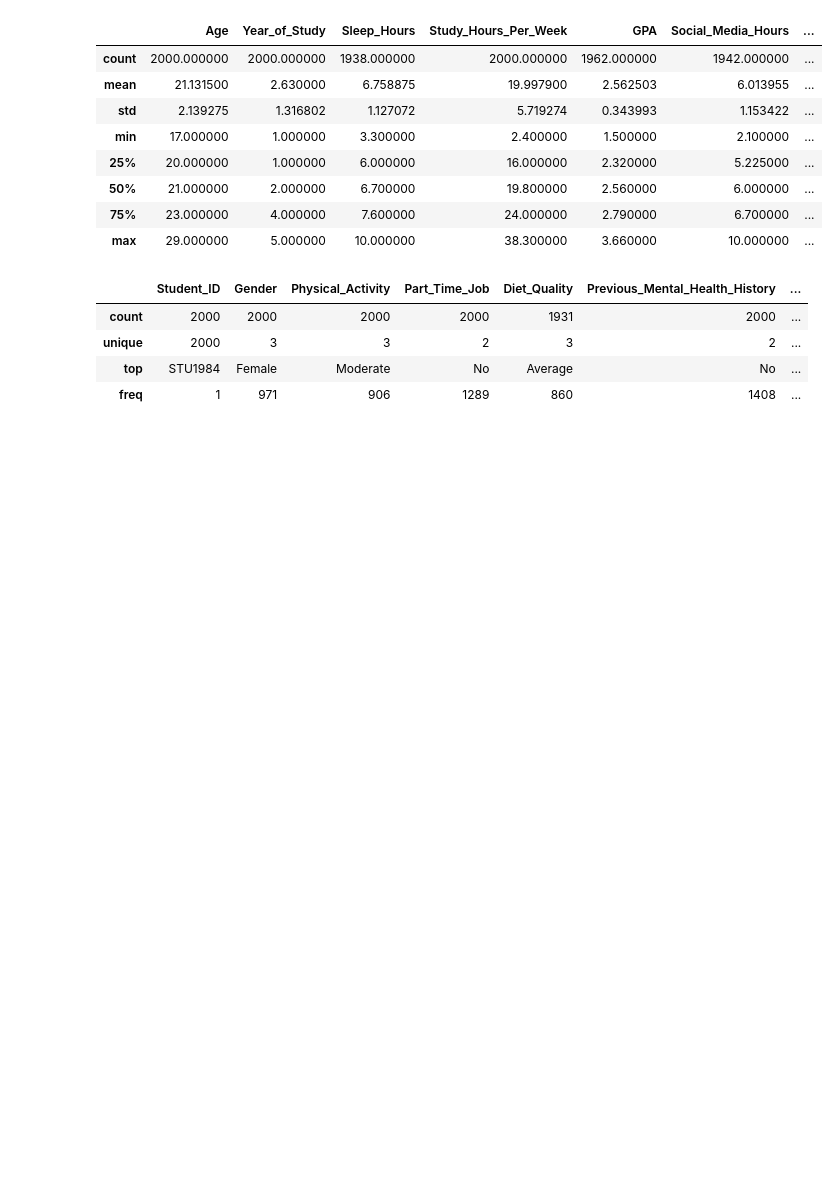
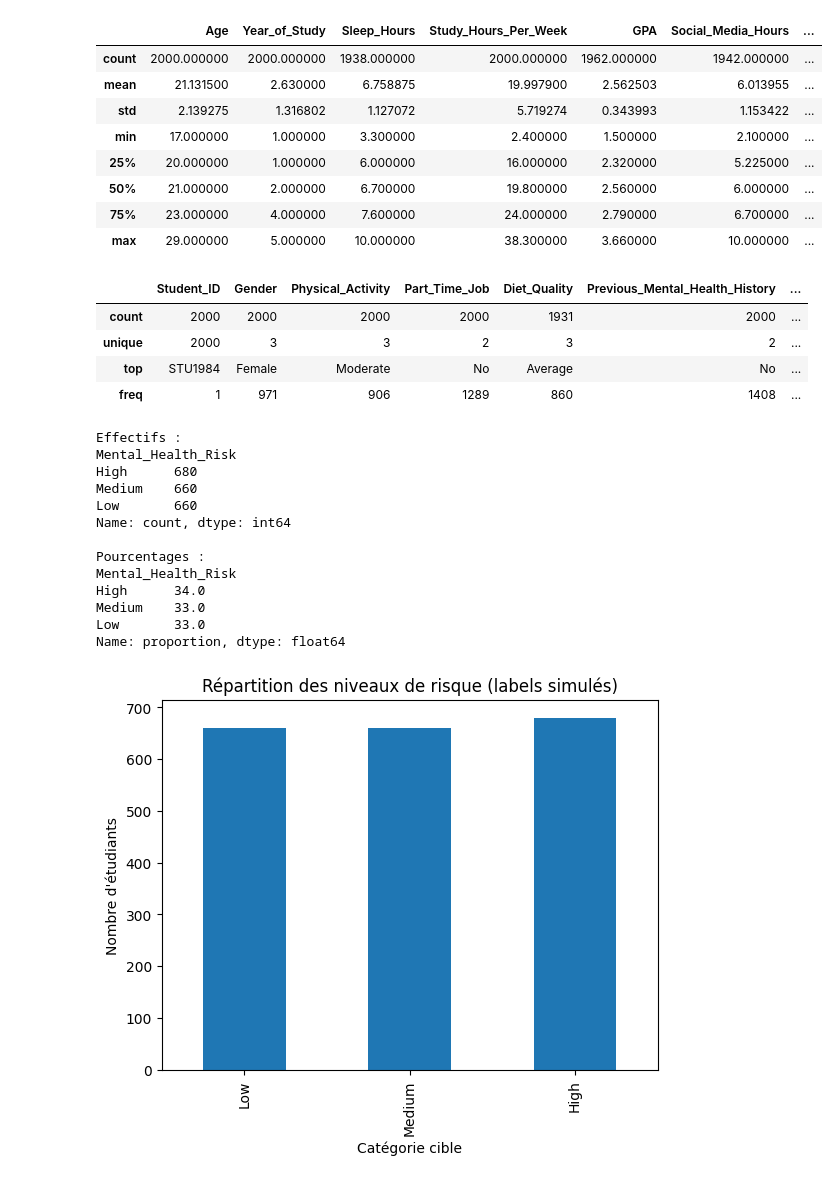
Before and after one commit to zakaryahari/student-mental-health-risk-prediction, a Jupyter notebook: notebooks/01_EDA_Student_Mental_Health.ipynb, the cells around one changed output. Drawn from its saved outputs; the diff is of its cells as text; code cells hidden in the pictures; blank space fills up the shorter version.

Commit message:
feat : Distribution de la cible et équilibre des classes

```diff
--- a/notebooks/01_EDA_Student_Mental_Health.ipynb
+++ b/notebooks/01_EDA_Student_Mental_Health.ipynb
@@ -167,3 +167,30 @@ display(df.describe(include="object"))
 | unique | 2000 | 3 | 3 | 2 | 3 | 2 | ... |
 | top | STU1984 | Female | Moderate | No | Average | No | ... |
 | freq | 1 | 971 | 906 | 1289 | 860 | 1408 | ... |
+# %%
+print("Effectifs :")
+print(df["Mental_Health_Risk"].value_counts())
+print("\nPourcentages :")
+print(df["Mental_Health_Risk"].value_counts(normalize=True).mul(100).round(2))
+
+ordre = ["Low", "Medium", "High"]
+df["Mental_Health_Risk"].value_counts().reindex(ordre).plot(kind="bar")
+plt.title("Répartition des niveaux de risque (labels simulés)")
+plt.xlabel("Catégorie cible")
+plt.ylabel("Nombre d'étudiants")
+plt.show()
+# %% [output]
+Effectifs :
+Mental_Health_Risk
+High      680
+Medium    660
+Low       660
+Name: count, dtype: int64
+
+Pourcentages :
+Mental_Health_Risk
+High      34.0
+Medium    33.0
+Low       33.0
+Name: proportion, dtype: float64
+[figure, added]
```
